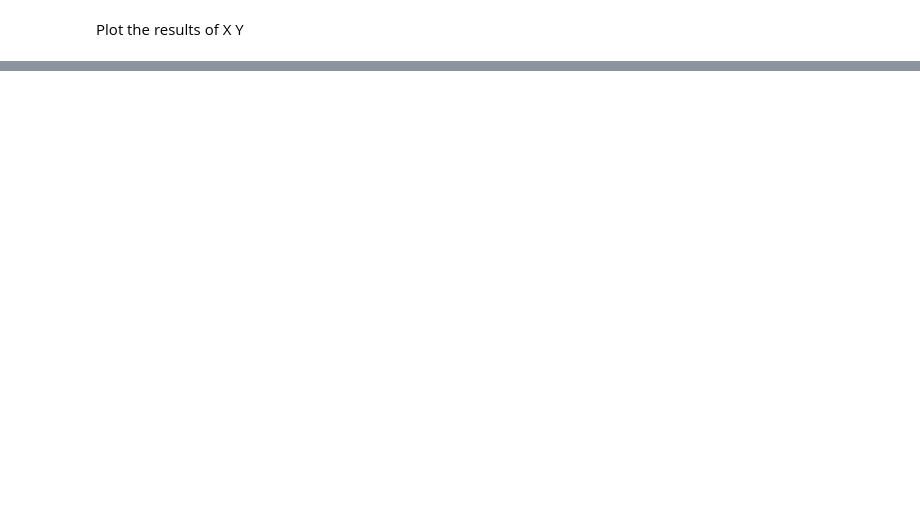
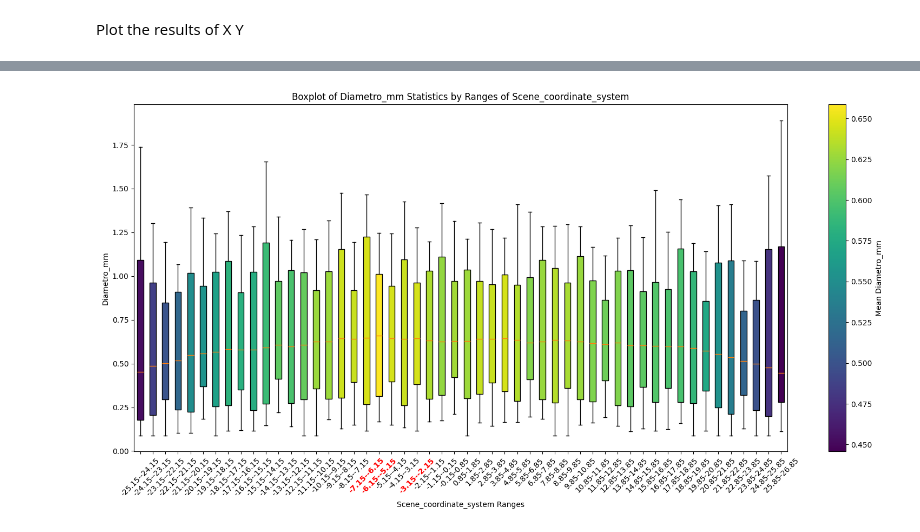
Before and after one commit to CarlosGarcia-YK/Polimery_Artificial_Vision, a Jupyter notebook: Classification_Method.ipynb, the cells around one changed output, grey strips where cells are left out. Cells and saved outputs as stored; diff of their text form; code cells hidden in the pictures; blank space fills up the shorter version.

```diff
--- a/Classification_Method.ipynb
+++ b/Classification_Method.ipynb
@@ -203,0 +325,64 @@ plt.show()
+# %%
+# Create bins for grouping 'Scene_coordinate_system' into ranges
+bins = np.arange(count_table_xz['Scene_coordinate_system'].min(),
+                 count_table_xz['Scene_coordinate_system'].max() + 1,
+                 1)
+
+# Assign each 'Scene_coordinate_system' to a bin range for each scene
+count_table_xz['Group'] = pd.cut(count_table_xz['Scene_coordinate_system'], bins=bins, right=False)
+
+# Prepare data for the boxplot
+boxplot_data_xz = []
+
+# Loop through each group and collect min, max, and average for boxplot
+for group in count_table_xz['Group'].unique():
+    group_data = count_table_xz[count_table_xz['Group'] == group]
+    boxplot_data_xz.append(group_data[['Min_Diametro_mm', 'Max_Diametro_mm', 'Diametro_mm']].values.flatten())
+
+# Get the means for each group to assign colors
+means_xz = count_table_xz.groupby('Group')['Diametro_mm'].mean()
+
+# Normalize the means to assign colors
+norm = plt.Normalize(means_xz.min(), means_xz.max())
+colors = plt.cm.viridis(norm(means_xz))
+
+
+# Plot the boxplot
+plt.figure(figsize=(16, 8))
+boxplot = plt.boxplot(
+    boxplot_data_xz,
+    patch_artist=True,
+    meanline=True,
+)
+
+# Customize X-axis with group ranges
+group_labels_xz = [f"{interval.left:.2f}-{interval.right:.2f}" for interval in count_table_xz['Group'].cat.categories]
+plt.xticks(ticks=range(1, len(group_labels_xz) + 1), labels=group_labels_xz, rotation=45)
+
+# Add labels and title
+plt.xlabel('Scene_coordinate_system Ranges')
+plt.ylabel('Diametro_mm')
+plt.title('Boxplot of Diametro_mm Statistics by Ranges of Scene_coordinate_system')
+
+# Color each box based on the group's mean
+for patch, color in zip(boxplot['boxes'], colors):
+    patch.set_facecolor(color)
+
+# Highlight the top 3 groups with the highest average Diametro_mm
+top3_groups_xz = means_xz.nlargest(3).index
+for i, group in enumerate(count_table_xz['Group'].cat.categories):
+    if group in top3_groups_xz:
+        plt.gca().get_xticklabels()[i].set_color('red')
+        plt.gca().get_xticklabels()[i].set_fontweight('bold')
+
+# Add colorbar for the mean
+sm = plt.cm.ScalarMappable(cmap=plt.cm.viridis, norm=norm)
+sm.set_array([])
+cbar = plt.colorbar(sm, ax=plt.gca())
+cbar.set_label('Mean Diametro_mm')
+
+# Display the plot
+plt.tight_layout()
+plt.show()
+# %% [output]
+[figure, added]
```
Also changed, not shown: parts of 23 cells of this notebook, 8 other files.
